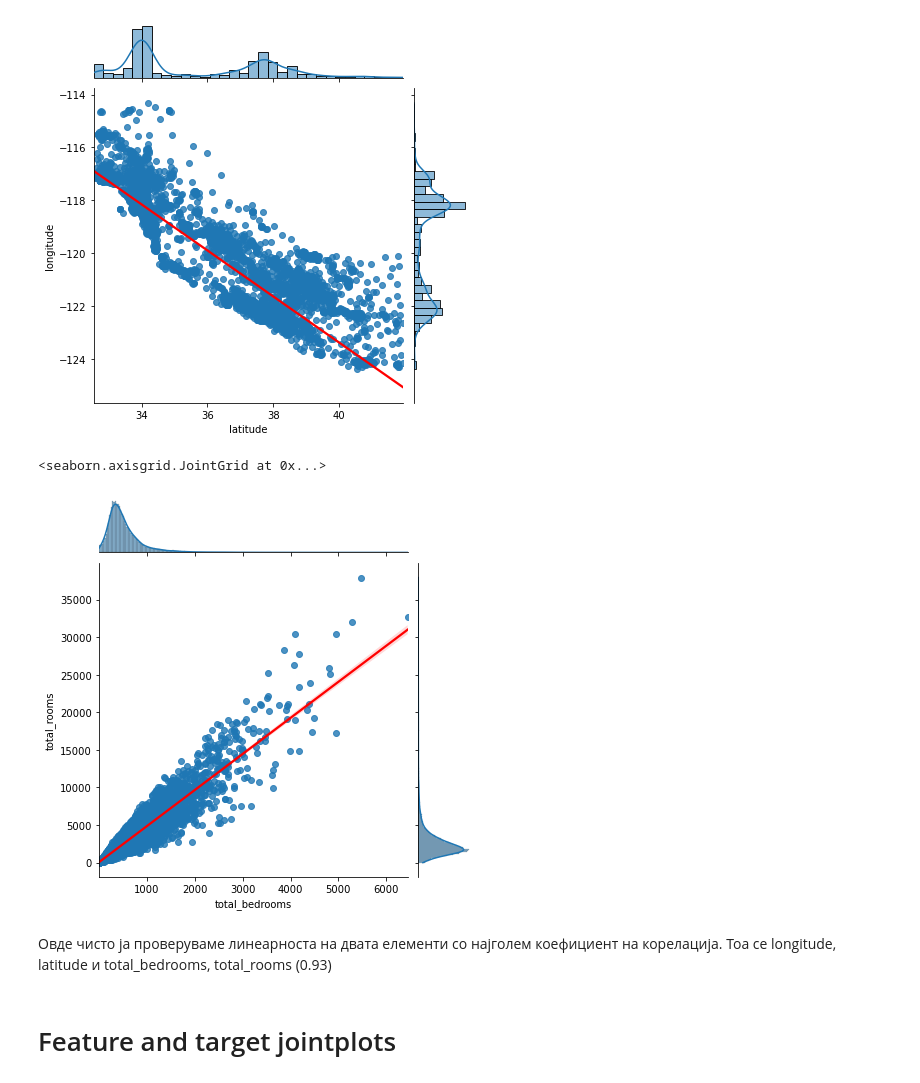
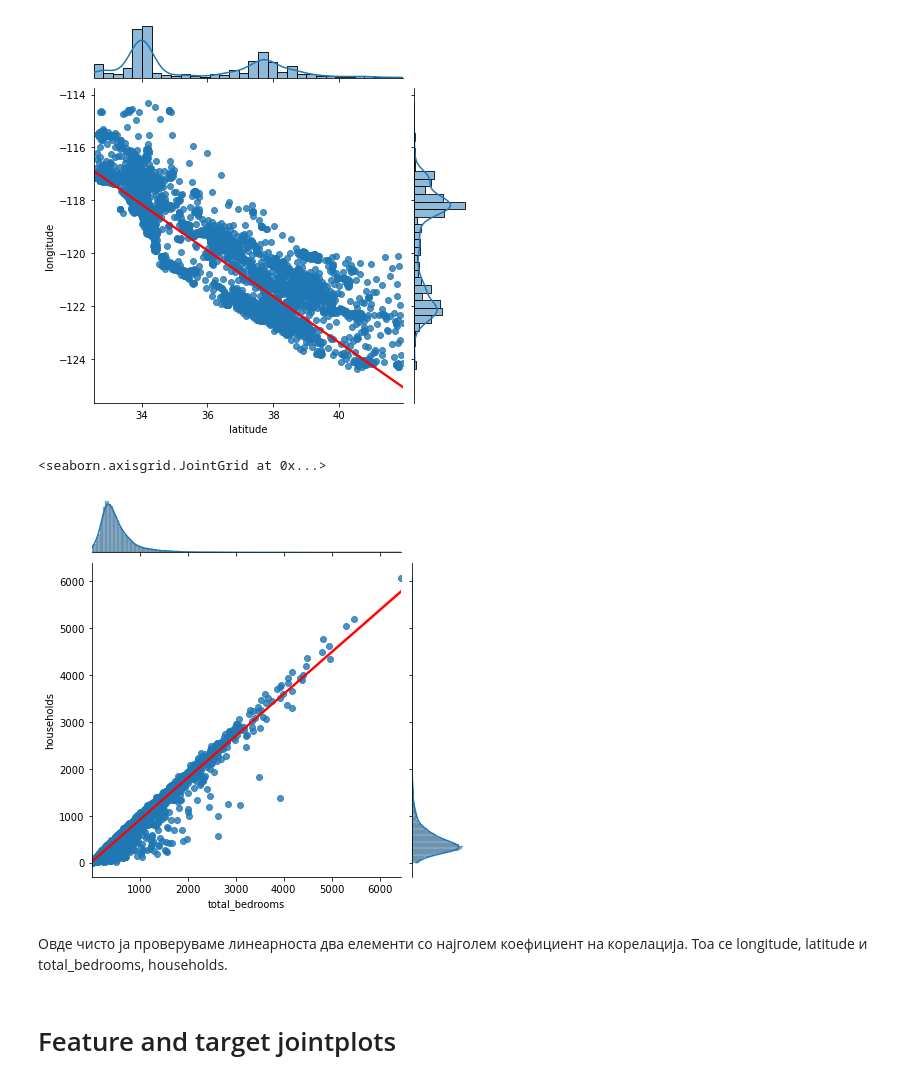
Before and after one commit to kmartin62/ml-repo, a Jupyter notebook: ML Labs/161159_Lab2.ipynb, the cells around one changed output. Cells and saved outputs as stored; diff of their text form; code cells hidden in the pictures.

```diff
--- a/ML Labs/161159_Lab2.ipynb
+++ b/ML Labs/161159_Lab2.ipynb
@@ -91,12 +91,12 @@ sns.jointplot(data=house_data_original, x="latitude", y="longitude", kind="reg",
 <seaborn.axisgrid.JointGrid at 0x...>
 [figure]
 # %%
-sns.jointplot(data=house_data_original, x="total_bedrooms", y="total_rooms", kind="reg", joint_kws={'line_kws':{'color':'red'}})
+sns.jointplot(data=house_data_original, x="total_bedrooms", y="households", kind="reg", joint_kws={'line_kws':{'color':'red'}})
 # %% [output]
 <seaborn.axisgrid.JointGrid at 0x...>
-[figure, old version]
+[figure, new version]
 # %% [markdown]
-Овде чисто ја проверуваме линеарноста на двата елементи со најголем коефициент на корелација. Тоа се longitude, latitude и total_bedrooms, total_rooms (0.93)
+Овде чисто ја проверуваме линеарноста два елементи со најголем коефициент на корелација. Тоа се longitude, latitude и total_bedrooms, households.
 # %% [markdown]
 # Feature and target jointplots
 # %%
```
Also changed, not shown: parts of 1 cell of this notebook.
